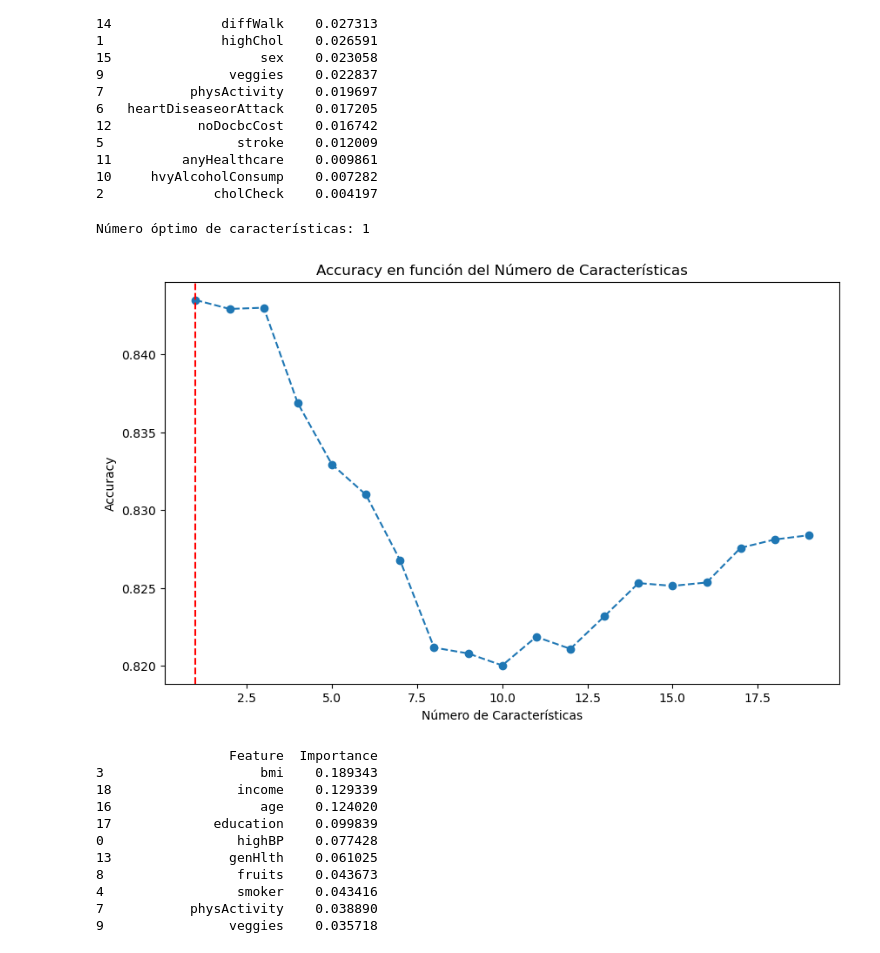
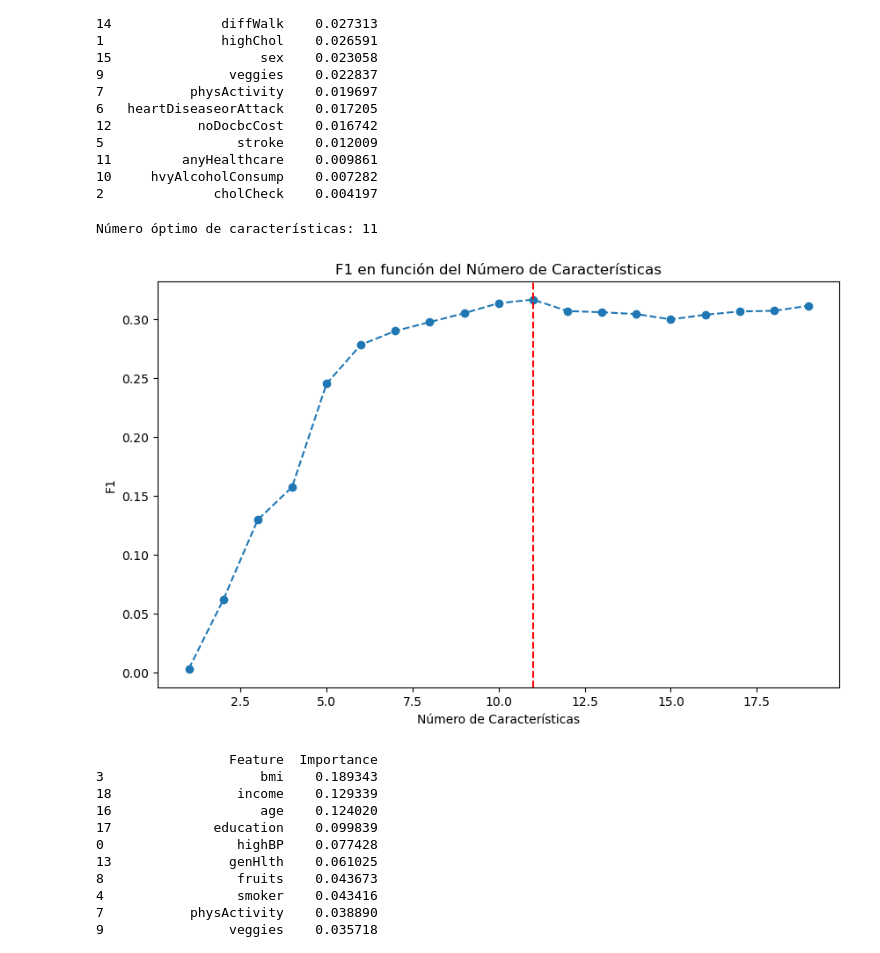
Before and after one commit to juanlt9905/machineLearning2025, a Jupyter notebook: exploracion_de_datos.ipynb, the cells around one changed output. Cells and saved outputs as stored; diff of their text form; code cells hidden in the pictures.

```diff
--- a/exploracion_de_datos.ipynb
+++ b/exploracion_de_datos.ipynb
@@ -695,38 +694,44 @@ print(feature_importances)
 # %%
 # Ahora evaluaremos le modelo de ensamble variando el numero de caracteristicas para evaluar su rendimiento.
 from sklearn.metrics import accuracy_score, precision_score, recall_score, roc_auc_score, f1_score
 results = []
 for i in range(1, len(feature_importances) + 1):
     selected_features = feature_importances["Feature"][:i]
     X_train_selected = X_train[selected_features]
     X_test_selected = X_test[selected_features]
 
     model.fit(X_train_selected, y_train)
     y_pred = model.predict(X_test_selected)
     f1 = f1_score(y_test, y_pred)
     acc= accuracy_score(y_test, y_pred)
     results.append((i, f1, acc))
 
 # Convertir los resultados a un DataFrame
 results_df = pd.DataFrame(results, columns=["Number of Features", "F1", "Accuracy"])
 
 # Encontrar el número óptimo de características
-optimal_features = results_df.loc[results_df["Accuracy"].idxmax(), "Number of Features"]
+optimal_features = results_df.loc[results_df["F1"].idxmax(), "Number of Features"]
 print(f"Número óptimo de características: {optimal_features}")
 
 # Graficar el ECM en función del número de características
 plt.figure(figsize=(10, 6))
 plt.plot(
-    results_df["Number of Features"], results_df["Accuracy"], marker="o", linestyle="--"
+    results_df["Number of Features"], results_df["F1"], marker="o", linestyle="--"
 )
 plt.xlabel("Número de Características")
-plt.ylabel("Accuracy")
-plt.title("Accuracy en función del Número de Características")
+plt.ylabel("F1")
+plt.title("F1 en función del Número de Características")
 plt.axvline(optimal_features, color="r", linestyle="--")
 plt.show()
+
+# Guarda el df con la importancia
+feature_importances.to_csv('feature_importances_extratreeclassificator.csv', index=False)
+
+# Guarda el df con los resultados de MSE
+results_df.to_csv('results_extratreeclassificator.csv', index=False)
 # %% [output]
-Número óptimo de características: 1
+Número óptimo de características: 11
-[figure, old version]
+[figure, new version]
 # %%
 # Dividir los datos en conjuntos de entrenamiento y prueba
 X_train, X_test, y_train, y_test = train_test_split(
```
Also changed, not shown: parts of 3 cells of this notebook, 11 other files.
